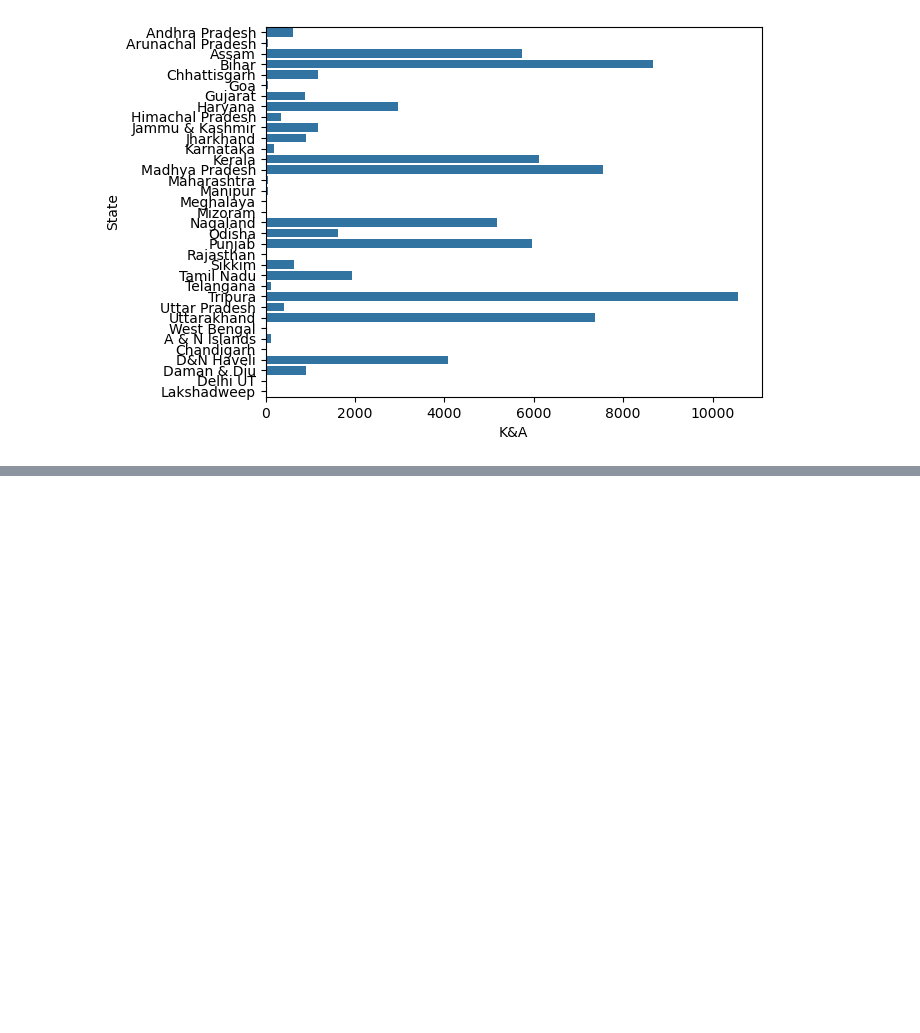
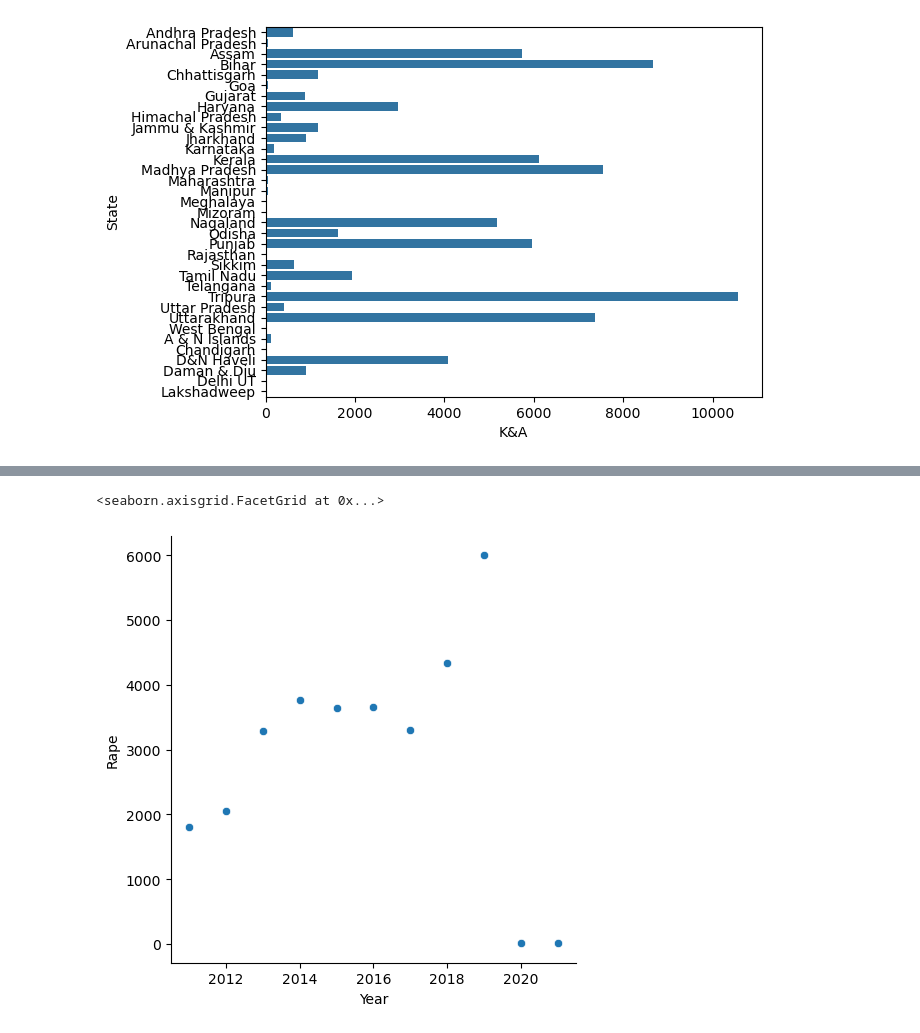
Before and after one commit to MimoHasPurpose/Exploration, a Jupyter notebook: seaborn/research/rape.ipynb, the cells around one changed output, grey strips where cells are left out. Drawn from its saved outputs; the diff is of its cells as text; code cells hidden in the pictures; blank space fills up the shorter version.

```diff
--- a/seaborn/research/rape.ipynb
+++ b/seaborn/research/rape.ipynb
@@ -101,0 +128,4 @@ sns.barplot(datatrim, x="K&A", y="State",  legend=False)
+# %%
+# collect data of RJ
+rajasthan=data[(data["State"]=="Rajasthan")]
+rajasthan
@@ -101,0 +145,3 @@ sns.barplot(datatrim, x="K&A", y="State",  legend=False)
+# %%
+rajasthan_year_rape=rajasthan[["Year","Rape"]]
+rajasthan_year_rape.head()
@@ -101,0 +155,5 @@ sns.barplot(datatrim, x="K&A", y="State",  legend=False)
+# %%
+so.relplot(data=rajasthan_year_rape,x="Year", y="Rape")
+# %% [output]
+<seaborn.axisgrid.FacetGrid at 0x...>
+[figure, added]
```
Also changed, not shown: parts of 11 cells of this notebook.
